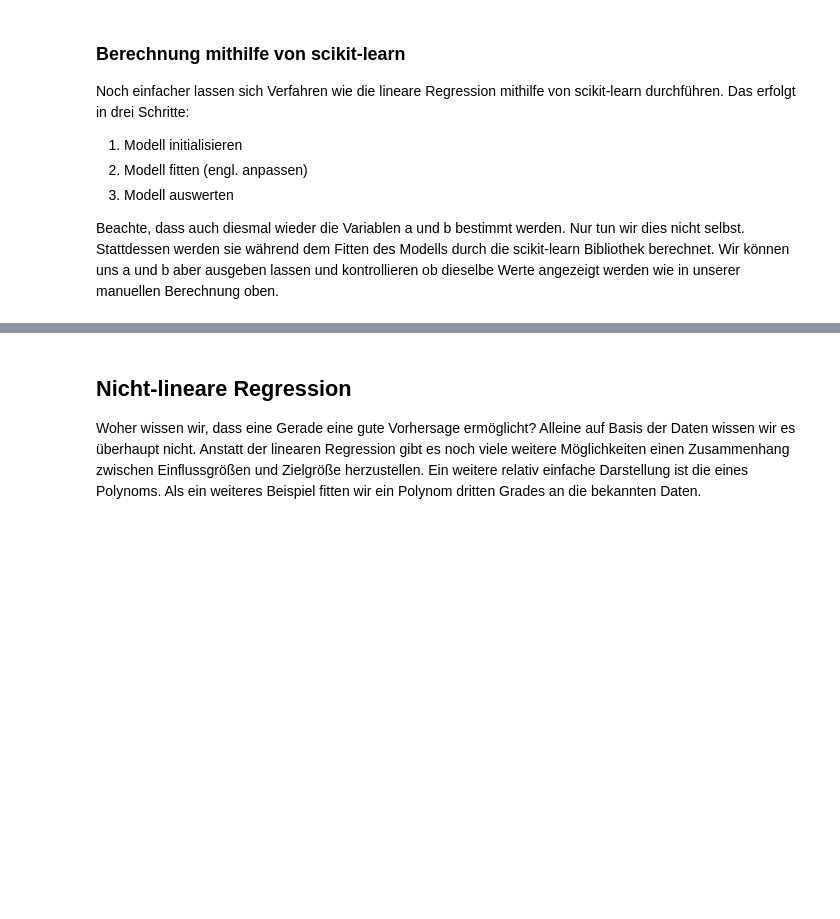
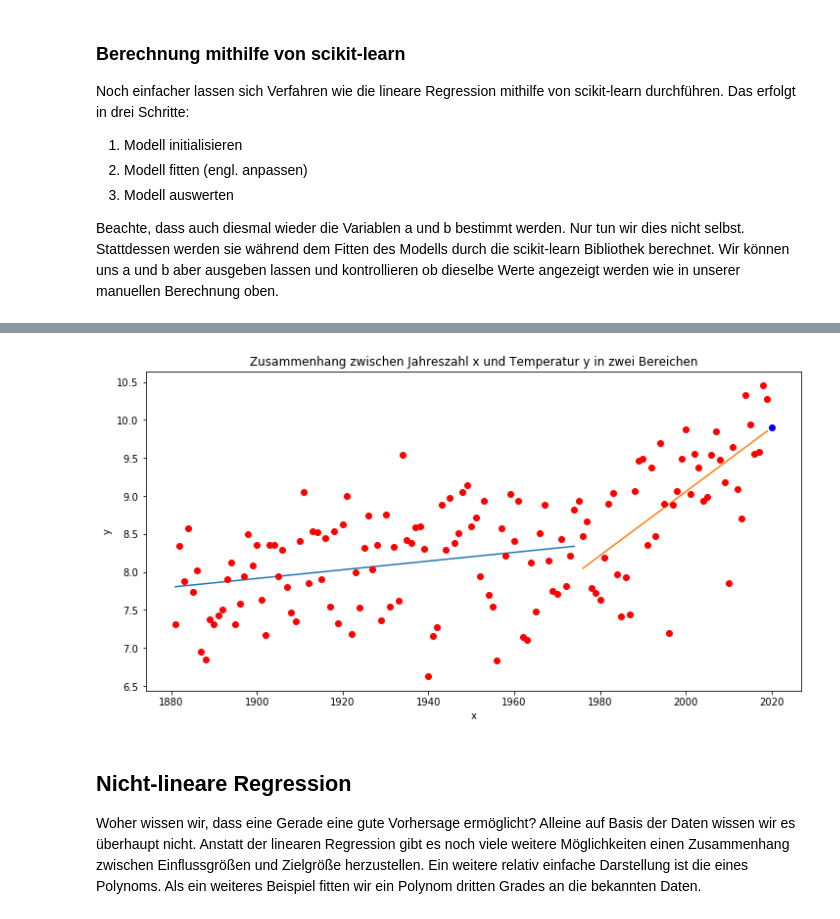
Before and after one commit to StefanSpieker/52Stunden, a Jupyter notebook: regression/temperaturvorhersage.ipynb, the cells around one changed output, grey strips where cells are left out. Saved outputs shown, nothing was run; the diff lists cells and outputs as text; code cells hidden in the pictures; blank space fills up the shorter version.

```diff
--- a/regression/temperaturvorhersage.ipynb
+++ b/regression/temperaturvorhersage.ipynb
@@ -237,3 +148,29 @@ array([9.89254882])
+# %%
+x_1 = np.array(x[0:94])
+X_1 = np.array(x[0:94]).reshape(-1, 1)
+y_1 = np.array(y[0:94])
+model_1 = lm.fit(X_1, y_1)
+y_1_vorhersage = model_1.predict(X_1)
+
+x_2 = np.array(x[95:])
+X_2 = np.array(x[95:]).reshape(-1, 1)
+y_2 = np.array(y[95:])
+model_2 = lm.fit(X_2, y_2)
+y_2_vorhersage = model_2.predict(X_2)
+model_2.predict([[jahr_vorhersage]])
+
+#Plot der tatsächlichen Daten und beider Geraden
+plt.figure(figsize=(12, 6))
+plt.plot(x_1, y_1_vorhersage) # Gerade im ersten Bereich
+plt.plot(x_2, y_2_vorhersage) # Gerade im zweiten Bereich
+plt.plot(df['x'], df['y'], 'ro') # Scatter Plot der tatsächlichen Werte
+plt.plot(jahr_vorhersage, model_2.predict([[jahr_vorhersage]]), 'bo') # vorhergesagter Datenpunkt
+plt.title('Zusammenhang zwischen Jahreszahl x und Temperatur y in zwei Bereichen')
+plt.xlabel('x')
+plt.ylabel('y')
+plt.show()
+# %% [output]
+[figure, added]
 # %% [markdown]
 ## Nicht-lineare Regression
 Woher wissen wir, dass eine Gerade eine gute Vorhersage ermöglicht? Alleine auf Basis der Daten wissen wir es überhaupt nicht.
```
Also changed, not shown: parts of 37 cells of this notebook, 1 other file.
